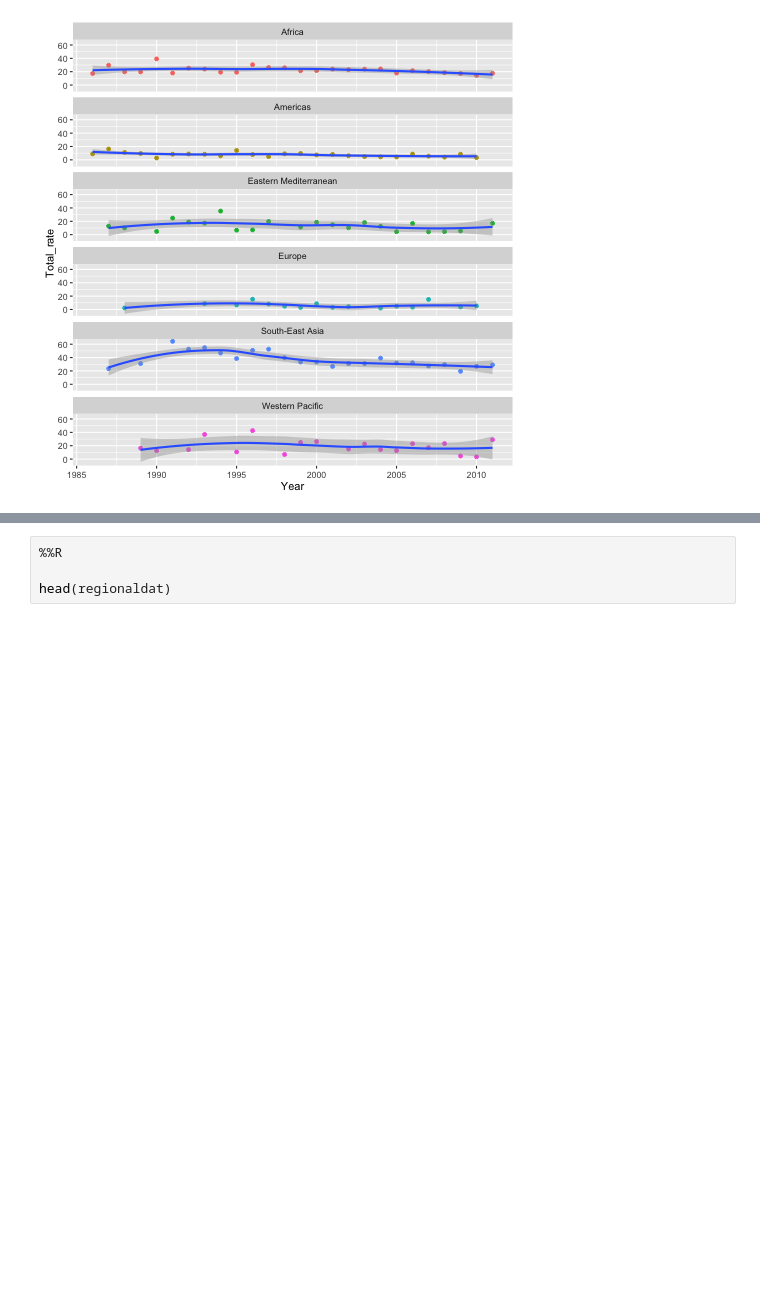
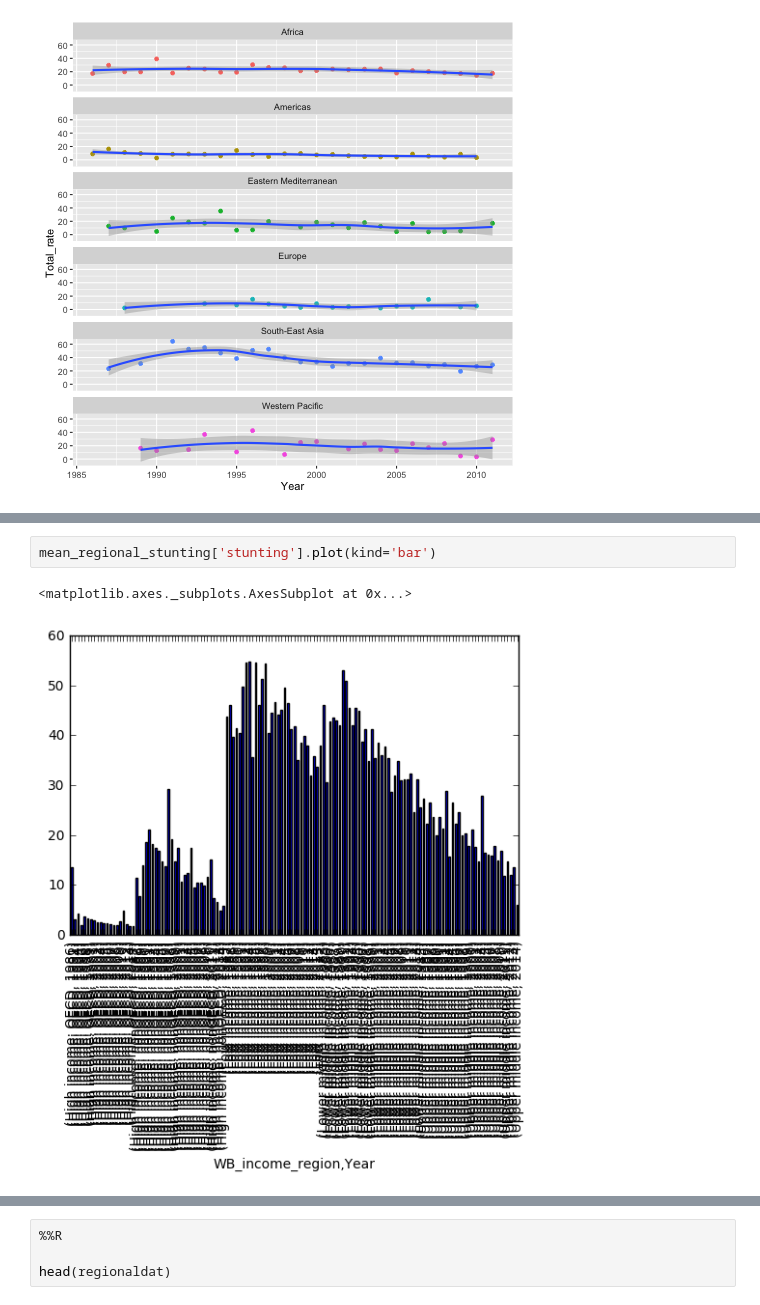
Before and after one commit to Apeder/Global_Stunting_Visualization, a Jupyter notebook: Data/Raw_Data_Cleaning/Data_Acquisition_Cleaning.ipynb, the cells around one changed output, grey strips where cells are left out. Saved outputs shown, nothing was run; the diff lists cells and outputs as text; blank space fills up the shorter version.

Commit message:
Exploratory visualizations complete

```diff
--- a/Data/Raw_Data_Cleaning/Data_Acquisition_Cleaning.ipynb
+++ b/Data/Raw_Data_Cleaning/Data_Acquisition_Cleaning.ipynb
@@ -227,0 +293,5 @@ mean_regional_stunting.head()
+# %%
+mean_regional_stunting['stunting'].plot(kind='bar')
+# %% [output]
+<matplotlib.axes._subplots.AxesSubplot at 0x...>
+[figure, added]
```
Also changed, not shown: parts of 28 cells of this notebook.
